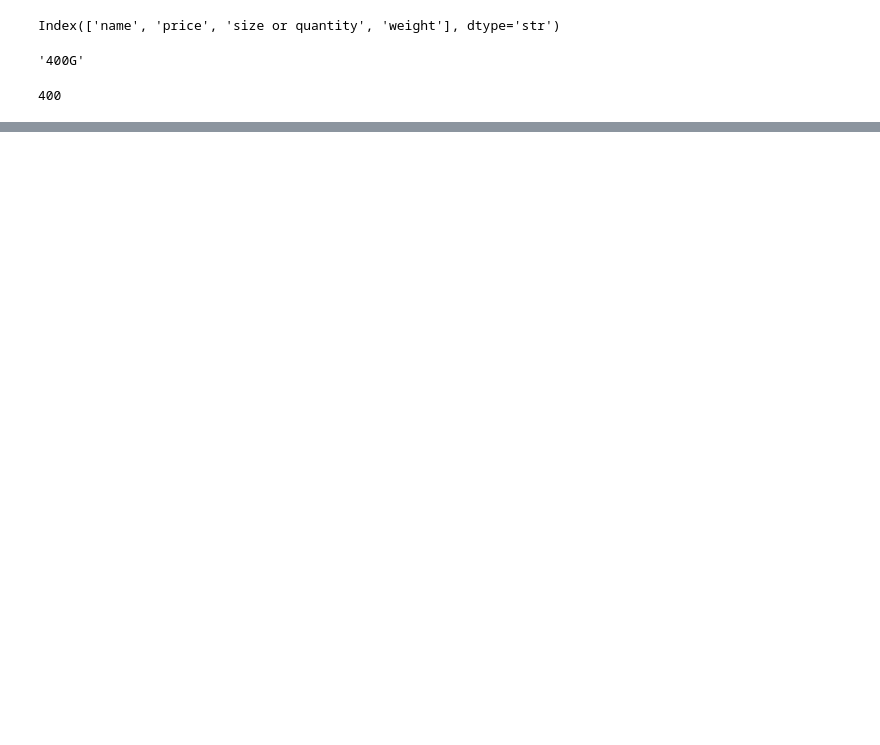
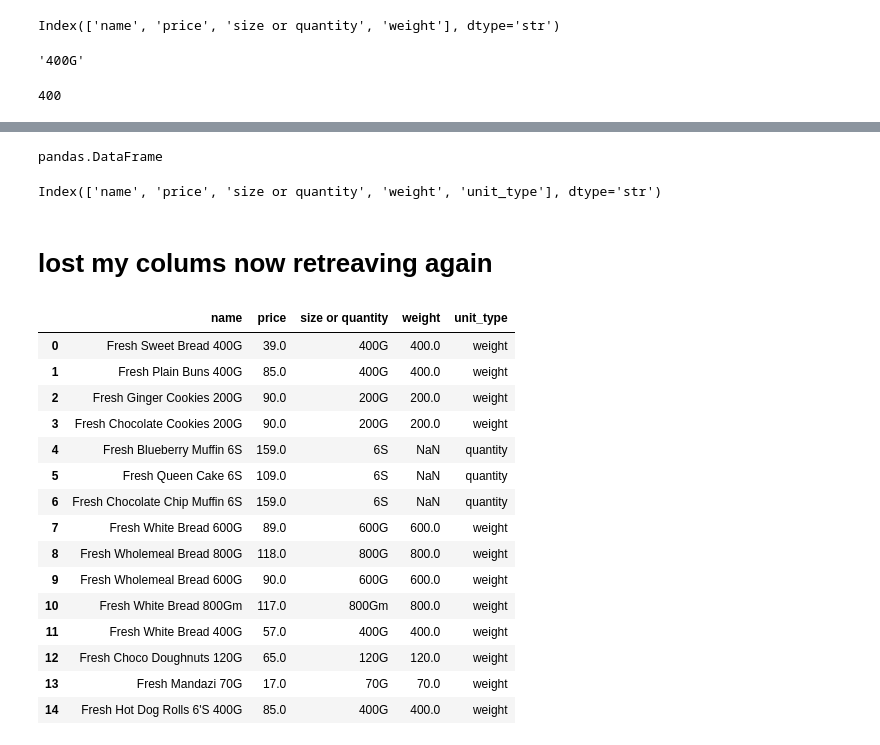
Before and after one commit to wondercleo/Data-frames, a Jupyter notebook: naivas_price_discount_analysis.ipynb, the cells around one changed output, grey strips where cells are left out. Cells and saved outputs as stored; diff of their text form; code cells hidden in the pictures; blank space fills up the shorter version.

```diff
--- a/naivas_price_discount_analysis.ipynb
+++ b/naivas_price_discount_analysis.ipynb
@@ -665,0 +754,40 @@ memory usage: 612.0 bytes
+# %%
+type(df)
+
+
+
+# df["price"].describe()
+# %% [output]
+pandas.DataFrame
+# %%
+df.columns
+# %% [output]
+Index(['name', 'price', 'size or quantity', 'weight', 'unit_type'], dtype='str')
+# %% [markdown]
+# lost my colums now retreaving again
+# %%
+split_names = df["name"].str.split()
+
+sizes = []
+
+for items in split_names:
+    sizes.append(items[-1])
+df["size or quantity"] = sizes
+df
+# %% [output]
+|  | name | price | size or quantity | weight | unit_type |
+| 0 | Fresh Sweet Bread 400G | 39.0 | 400G | 400.0 | weight |
+| 1 | Fresh Plain Buns 400G | 85.0 | 400G | 400.0 | weight |
+| 2 | Fresh Ginger Cookies 200G | 90.0 | 200G | 200.0 | weight |
+| 3 | Fresh Chocolate Cookies 200G | 90.0 | 200G | 200.0 | weight |
+| 4 | Fresh Blueberry Muffin 6S | 159.0 | 6S | NaN | quantity |
+| 5 | Fresh Queen Cake 6S | 109.0 | 6S | NaN | quantity |
+| 6 | Fresh Chocolate Chip Muffin 6S | 159.0 | 6S | NaN | quantity |
+| 7 | Fresh White Bread 600G | 89.0 | 600G | 600.0 | weight |
+| 8 | Fresh Wholemeal Bread 800G | 118.0 | 800G | 800.0 | weight |
+| 9 | Fresh Wholemeal Bread 600G | 90.0 | 600G | 600.0 | weight |
+| 10 | Fresh White Bread 800Gm | 117.0 | 800Gm | 800.0 | weight |
+| 11 | Fresh White Bread 400G | 57.0 | 400G | 400.0 | weight |
+| 12 | Fresh Choco Doughnuts 120G | 65.0 | 120G | 120.0 | weight |
+| 13 | Fresh Mandazi 70G | 17.0 | 70G | 70.0 | weight |
+| 14 | Fresh Hot Dog Rolls 6'S 400G | 85.0 | 400G | 400.0 | weight |
```
Also changed, not shown: parts of 38 cells of this notebook.
